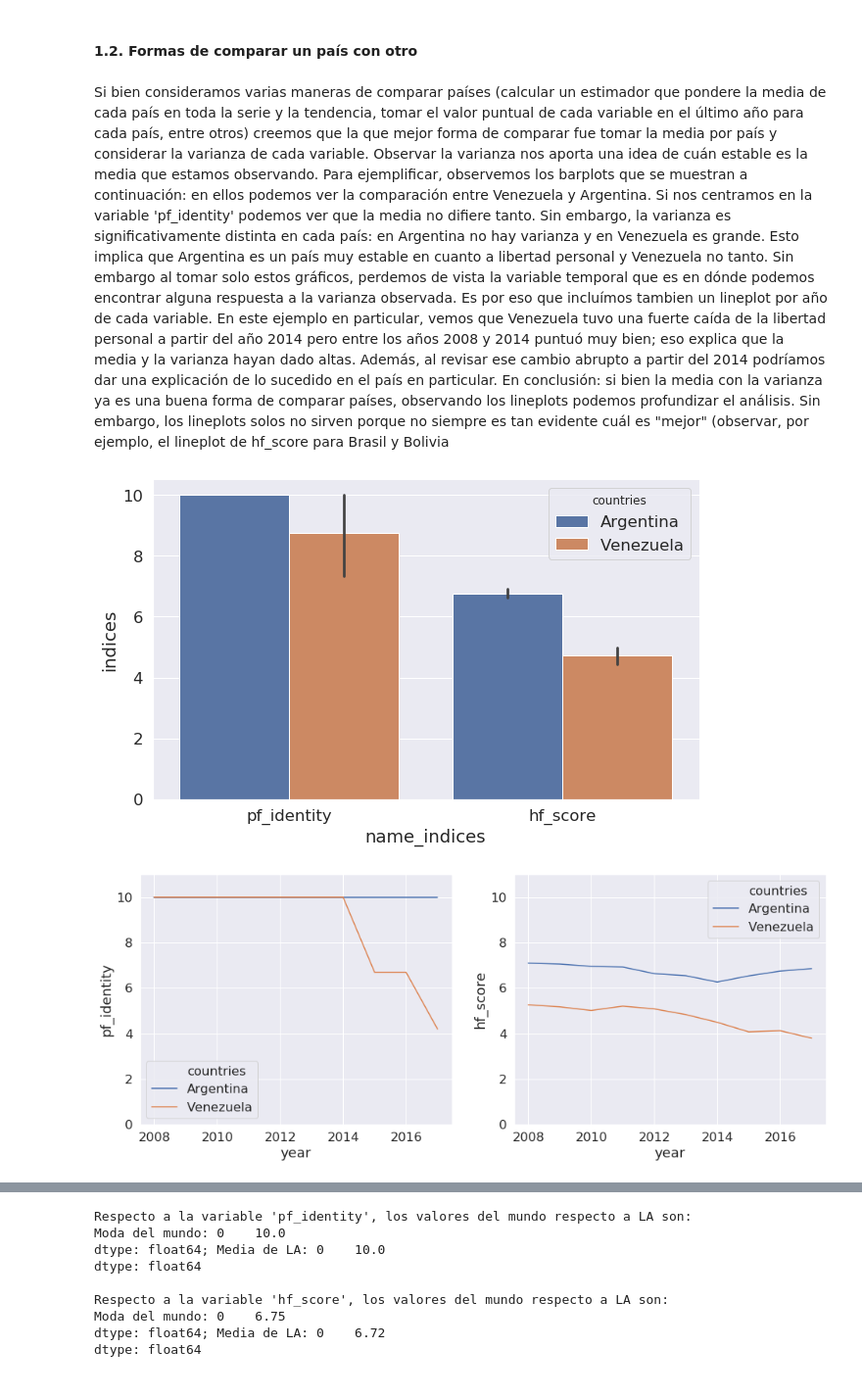
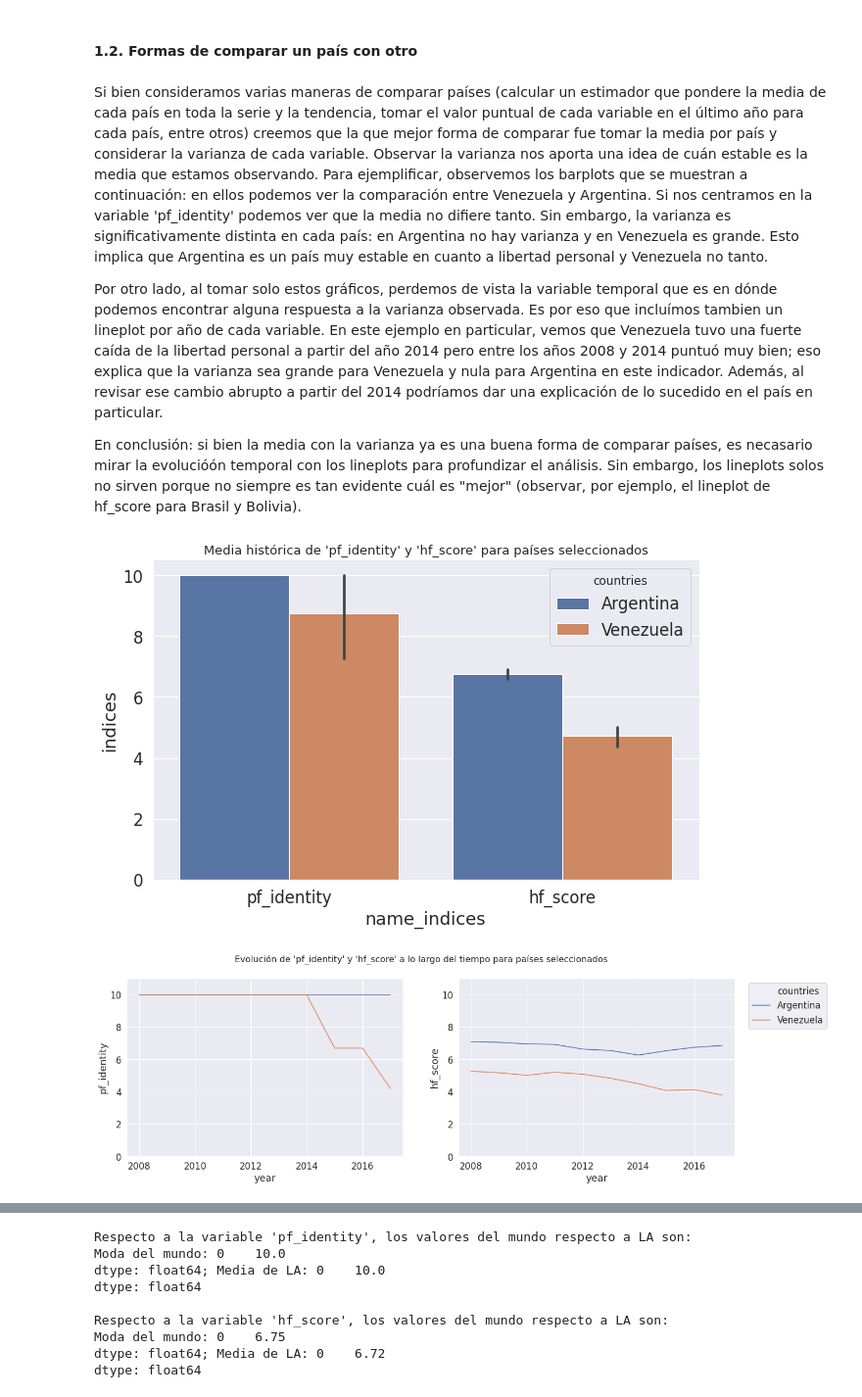
Before and after one commit to diegobcuadro/AyV_Grupo10, a Jupyter notebook: practico.ipynb, the cells around one changed output, grey strips where cells are left out. Shown at 98% size. Cells and saved outputs as stored; diff of their text form; code cells hidden in the pictures.

```diff
--- a/practico.ipynb
+++ b/practico.ipynb
@@ -168,30 +188,41 @@ Los rangos de las variables analizadas son:
 # %% [markdown]
 #### 1.2. Formas de comparar un país con otro
 # %% [markdown]
-Si bien consideramos varias maneras de comparar países (calcular un estimador que pondere la media de cada país en toda la serie y la tendencia, tomar el valor puntual de cada variable en el último año para cada país, entre otros) creemos que la que mejor forma de comparar fue tomar la media por país y considerar la varianza de cada variable. Observar la varianza nos aporta una idea de cuán estable es la media que estamos observando. Para ejemplificar, observemos los barplots que se muestran a continuación: en ellos podemos ver la comparación entre Venezuela y Argentina. Si nos centramos en la variable 'pf_identity' podemos ver que la media no difiere tanto. Sin embargo, la varianza es significativamente distinta en cada país: en Argentina no hay varianza y en Venezuela es grande. Esto implica que Argentina es un país muy estable en cuanto a libertad personal y Venezuela no tanto. Sin embargo al tomar solo estos gráficos, perdemos de vista la variable temporal que es en dónde podemos encontrar alguna respuesta a la varianza observada. Es por eso que incluímos tambien un lineplot por año de cada variable. En este ejemplo en particular, vemos que Venezuela tuvo una fuerte caída de la libertad personal a partir del año 2014 pero entre los años 2008 y 2014 puntuó muy bien; eso explica que la media y la varianza hayan dado altas. Además, al revisar ese cambio abrupto a partir del 2014 podríamos dar una explicación de lo sucedido en el país en particular.
-En conclusión: si bien la media con la varianza ya es una buena forma de comparar países, observando los lineplots podemos profundizar el análisis. Sin embargo, los lineplots solos no sirven porque no siempre es tan evidente cuál es "mejor" (observar, por ejemplo, el lineplot de hf_score para Brasil y Bolivia
+Si bien consideramos varias maneras de comparar países (calcular un estimador que pondere la media de cada país en toda la serie y la tendencia, tomar el valor puntual de cada variable en el último año para cada país, entre otros) creemos que la que mejor forma de comparar fue tomar la media por país y considerar la varianza de cada variable. Observar la varianza nos aporta una idea de cuán estable es la media que estamos observando. Para ejemplificar, observemos los barplots que se muestran a continuación: en ellos podemos ver la comparación entre Venezuela y Argentina. Si nos centramos en la variable 'pf_identity' podemos ver que la media no difiere tanto. Sin embargo, la varianza es significativamente distinta en cada país: en Argentina no hay varianza y en Venezuela es grande. Esto implica que Argentina es un país muy estable en cuanto a libertad personal y Venezuela no tanto.
+
+Por otro lado, al tomar solo estos gráficos, perdemos de vista la variable temporal que es en dónde podemos encontrar alguna respuesta a la varianza observada. Es por eso que incluímos tambien un lineplot por año de cada variable. En este ejemplo en particular, vemos que Venezuela tuvo una fuerte caída de la libertad personal a partir del año 2014 pero entre los años 2008 y 2014 puntuó muy bien; eso explica que la varianza sea grande para Venezuela y nula para Argentina en este indicador. Además, al revisar ese cambio abrupto a partir del 2014 podríamos dar una explicación de lo sucedido en el país en particular.
+
+En conclusión: si bien la media con la varianza ya es una buena forma de comparar países, es necasario mirar la evolucióón temporal con los lineplots  para profundizar el análisis. Sin embargo, los lineplots solos no sirven porque no siempre es tan evidente cuál es "mejor" (observar, por ejemplo, el lineplot de hf_score para Brasil y Bolivia).
 # %%
+
 df_mean_melt = pandas.melt(dataset, id_vars=['countries','year'], value_vars = ['pf_identity', 'hf_score'], var_name='name_indices', value_name='indices')
 
 pais_1 = 'Argentina'
 pais_2 = 'Venezuela'
 
 df_to_plot = df_mean_melt[(df_mean_melt.countries == pais_1) | (df_mean_melt.countries == pais_2)]
 
 plt.figure(figsize=(10,6))
-seaborn.barplot(data = df_to_plot, x = 'name_indices', y = 'indices', hue = 'countries' )
+seaborn.barplot(data = df_to_plot, x ='name_indices', y='indices', hue='countries')
 seaborn.despine()
+plt.title("Media histórica de 'pf_identity' y 'hf_score' para países seleccionados", fontdict={'fontsize': 13})
+plt.show()
 # %% [output]
-[figure, old version]
+[figure, new version]
 # %%
 countries = ['Argentina', 'Venezuela']
 sel_countries_filter = dataset['countries'].isin(countries)
 df_sel_countries = dataset[sel_countries_filter]
 
-fig, axs = plt.subplots(ncols=2, figsize=(16, 6))  # para plotear un gráfico al lado del otro
-seaborn.lineplot(data=df_sel_countries, x='year', y='pf_identity', hue='countries', ax=axs[0])
+fig, axs = plt.subplots(ncols=2, figsize=(20, 6))  # para plotear un gráfico al lado del otro
+seaborn.lineplot(data=df_sel_countries, x='year', y='pf_identity', hue='countries', ax=axs[0], legend=False)
 seaborn.lineplot(data=df_sel_countries, x='year', y='hf_score', hue='countries', ax=axs[1])
+n = 0
 for ax in axs:
     ax.set_ylim(0, 11)  # eje y no puede ser menor a 0 ni mayor a 10
+plt.legend(bbox_to_anchor=(1.35, 1))  # para mover la leyenda a la derecha
+fig.suptitle("Evolución de 'pf_identity' y 'hf_score' a lo largo del tiempo para países seleccionados", fontsize=16)
+
+plt.show()
 # %% [output]
-[figure, old version]
+[figure, new version]
```
Also changed, not shown: parts of 108 cells of this notebook.
